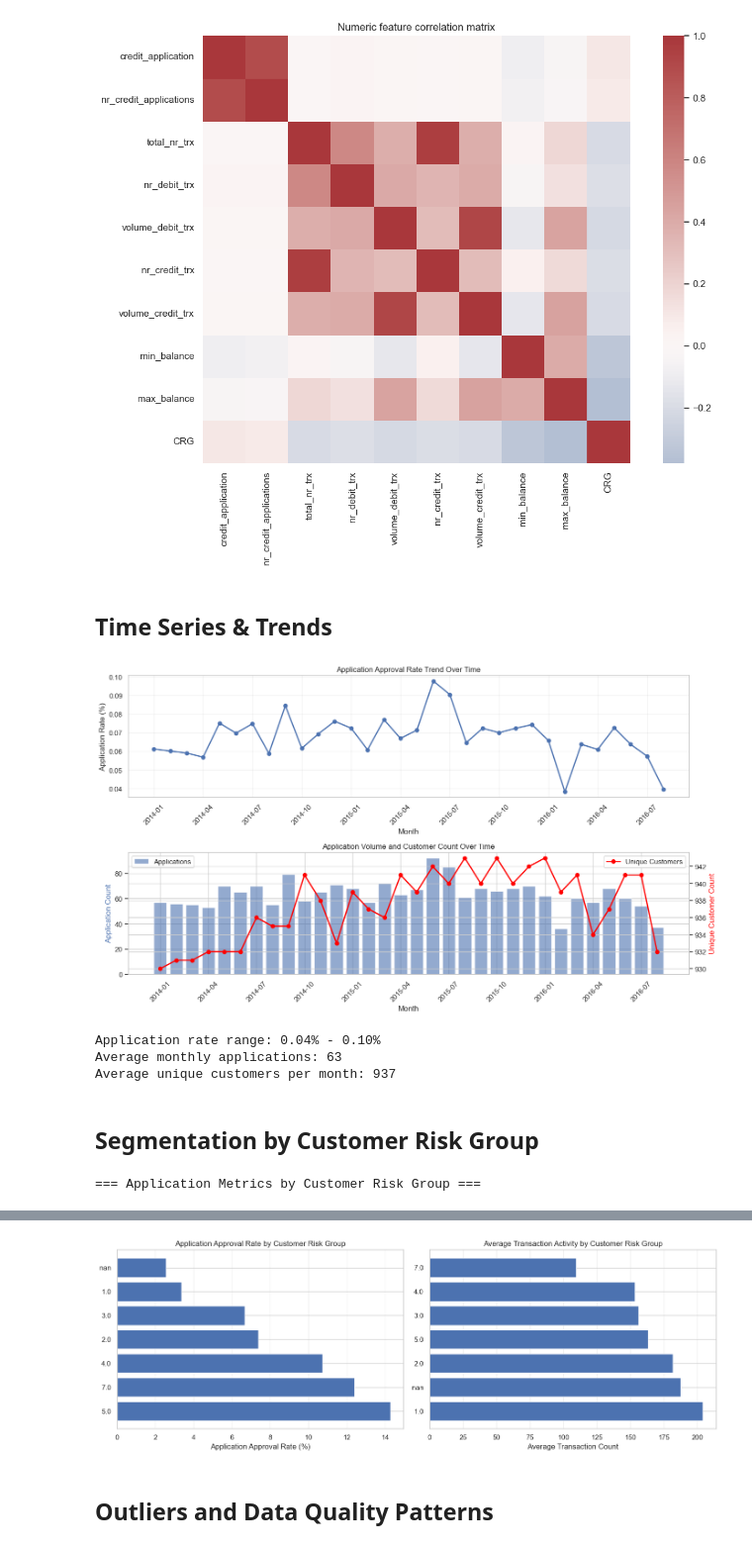
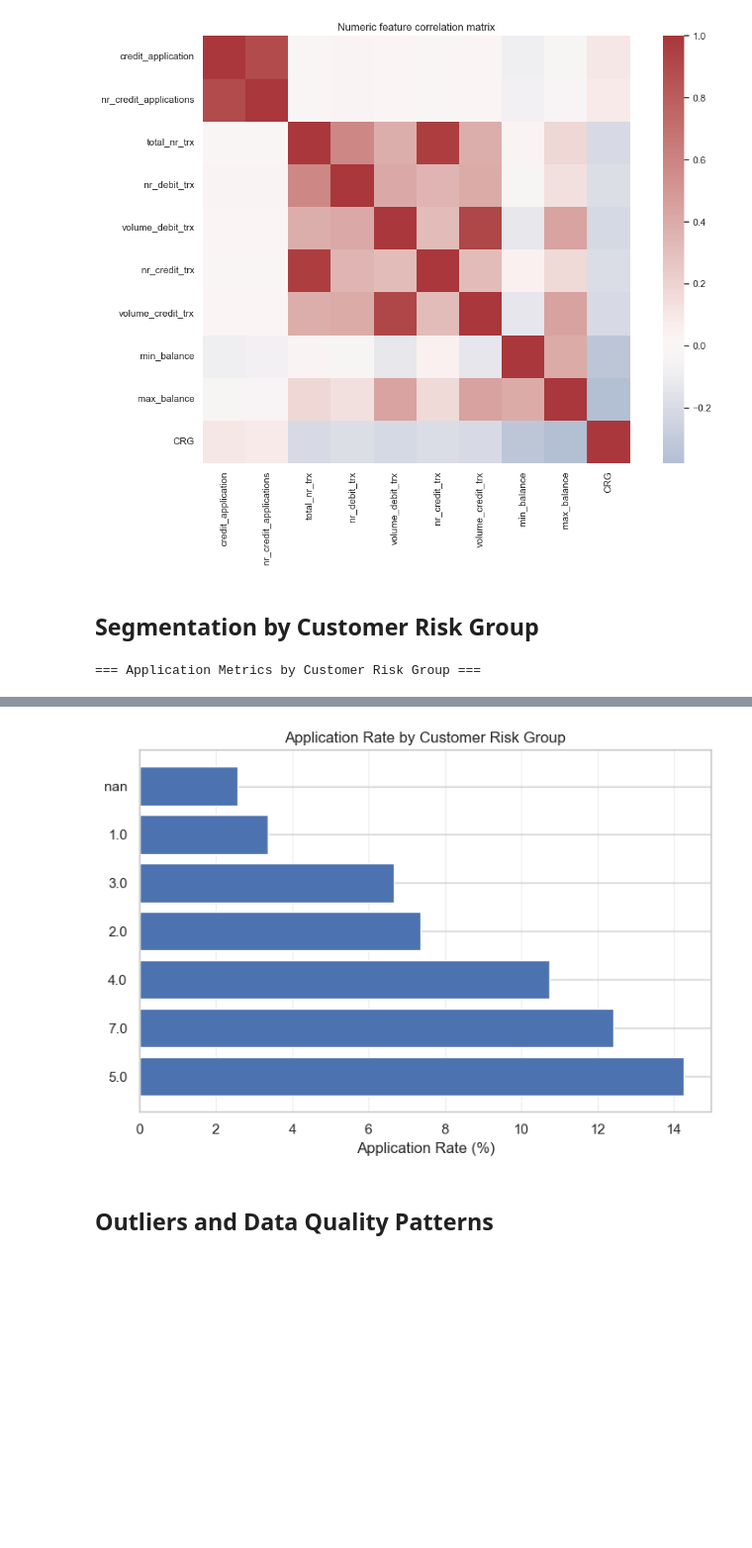
Before and after one commit to samanthavis/Credit_prediction_case, a Jupyter notebook: eda_credit_applications.ipynb, the cells around one changed output, grey strips where cells are left out. Shown at 99% size. Saved outputs shown, nothing was run; the diff lists cells and outputs as text; code cells hidden in the pictures; blank space fills up the shorter version.

```diff
--- a/eda_credit_applications.ipynb
+++ b/eda_credit_applications.ipynb
@@ -608,49 +614,6 @@ plt.tight_layout()
 plt.show()
 # %% [output]
 [figure]
-# %% [markdown]
-## Time Series & Trends
-# %%
-# Analyze application approval rate trends over time.
-approval_trends = monthly.copy()
-approval_trends.index = approval_trends.index.astype(str)
-
-fig, axes = plt.subplots(2, 1, figsize=(14, 8))
-
-# Plot application rate trend.
-axes[0].plot(range(len(approval_trends)), approval_trends['application_rate'], marker='o', linewidth=2)
-axes[0].set_xlabel('Month')
-axes[0].set_ylabel('Application Rate (%)')
-axes[0].set_title('Application Approval Rate Trend Over Time')
-axes[0].grid(True, alpha=0.3)
-axes[0].set_xticks(range(0, len(approval_trends), max(1, len(approval_trends) // 10)))
-axes[0].set_xticklabels(approval_trends.index[::max(1, len(approval_trends) // 10)], rotation=45)
-
-# Plot application volume and customer count trends.
-ax2 = axes[1]
-ax2.bar(range(len(approval_trends)), approval_trends['applications'], alpha=0.6, label='Applications')
-ax3 = ax2.twinx()
-ax3.plot(range(len(approval_trends)), approval_trends['customers'], marker='o', color='red', linewidth=2, label='Unique Customers')
-ax2.set_xlabel('Month')
-ax2.set_ylabel('Application Count', color='C0')
-ax3.set_ylabel('Unique Customer Count', color='red')
-ax2.set_title('Application Volume and Customer Count Over Time')
-ax2.set_xticks(range(0, len(approval_trends), max(1, len(approval_trends) // 10)))
-ax2.set_xticklabels(approval_trends.index[::max(1, len(approval_trends) // 10)], rotation=45)
-ax2.legend(loc='upper left')
-ax3.legend(loc='upper right')
-
-plt.tight_layout()
-plt.show()
-
-print(f"Application rate range: {approval_trends['application_rate'].min():.2f}% - {approval_trends['application_rate'].max():.2f}%")
-print(f"Average monthly applications: {approval_trends['applications'].mean():.0f}")
-print(f"Average unique customers per month: {approval_trends['customers'].mean():.0f}")
-# %% [output]
-[figure, removed]
-Application rate range: 0.04% - 0.10%
-Average monthly applications: 63
-Average unique customers per month: 937
 # %% [markdown]
 ## Segmentation by Customer Risk Group
 # %%
@@ -658,35 +621,23 @@ Average unique customers per month: 937
 print("=== Application Metrics by Customer Risk Group ===\n")
 
 crg_analysis = eda.groupby('CRG', dropna=False).agg({
-    'credit_application': ['sum', 'mean', 'count'],
+    'credit_application': ['sum', 'mean'],
     'client_nr': 'nunique',
-    'total_nr_trx': ['mean', 'std'],
-    'volume_debit_trx': ['mean', 'std'],
-    'volume_credit_trx': ['mean', 'std'],
-    'min_balance': 'mean',
-    'max_balance': 'mean',
 }).round(2)
 
 crg_analysis.columns = ['_'.join(col).strip() for col in crg_analysis.columns.values]
 display(crg_analysis)
 
 # Visualization: Application rate by CRG.
-fig, axes = plt.subplots(1, 2, figsize=(14, 5))
+fig, ax = plt.subplots(figsize=(7, 5))
 
 crg_summary = eda.groupby('CRG', dropna=False)['credit_application'].agg(['sum', 'count', 'mean']).sort_values('mean', ascending=False)
 crg_summary['mean'] *= 100
 
-axes[0].barh(crg_summary.index.astype(str), crg_summary['mean'])
-axes[0].set_xlabel('Application Approval Rate (%)')
-axes[0].set_title('Application Approval Rate by Customer Risk Group')
-axes[0].grid(True, alpha=0.3, axis='x')
-
-# Transaction volume by CRG.
-crg_trx = eda.groupby('CRG', dropna=False)['total_nr_trx'].mean().sort_values(ascending=False)
-axes[1].barh(crg_trx.index.astype(str), crg_trx)
-axes[1].set_xlabel('Average Transaction Count')
-axes[1].set_title('Average Transaction Activity by Customer Risk Group')
-axes[1].grid(True, alpha=0.3, axis='x')
+ax.barh(crg_summary.index.astype(str), crg_summary['mean'])
+ax.set_xlabel('Application Rate (%)')
+ax.set_title('Application Rate by Customer Risk Group')
+ax.grid(True, alpha=0.3, axis='x')
 
 plt.tight_layout()
 plt.show()
@@ -704,4 +655,4 @@ plt.show()
-[figure, old version]
+[figure, new version]
 # %% [markdown]
 ## Outliers and Data Quality Patterns
 # %%
```
Also changed, not shown: parts of 5 cells of this notebook, 3 other files.
